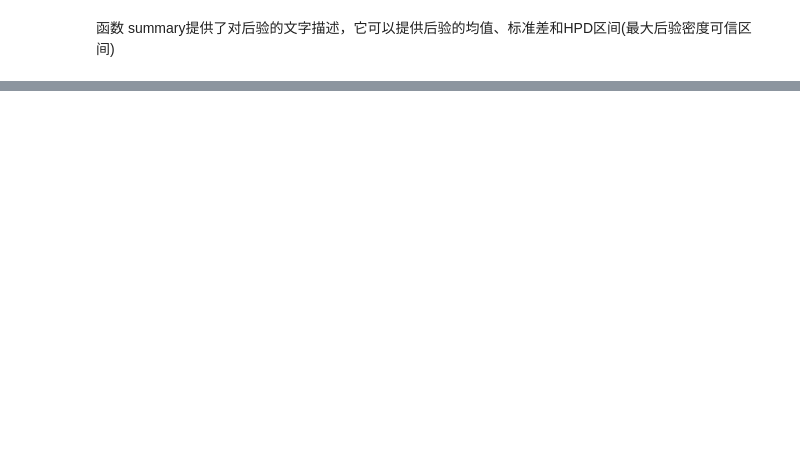
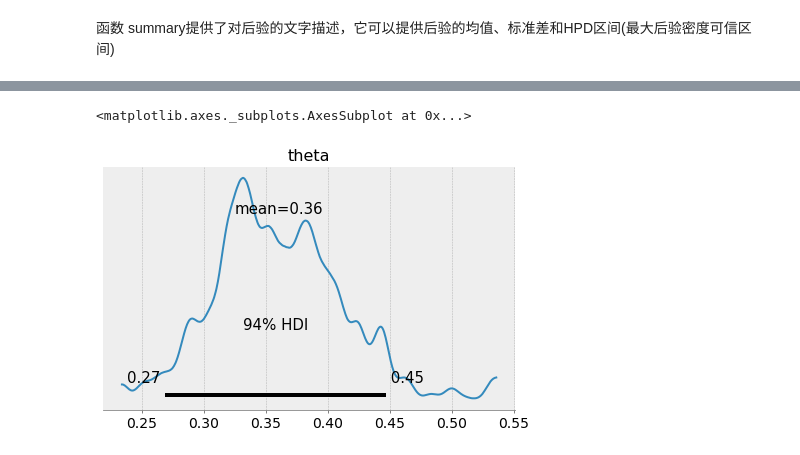
Before and after one commit to ben1234560/AiLearning-Theory-Applying, a Jupyter notebook: notebook_必备数学基础/贝叶斯分析/贝叶斯建模.ipynb, the cells around one changed output, grey strips where cells are left out. Cells and saved outputs as stored; diff of their text form; code cells hidden in the pictures; blank space fills up the shorter version.

```diff
--- a/notebook_必备数学基础/贝叶斯分析/贝叶斯建模.ipynb
+++ b/notebook_必备数学基础/贝叶斯分析/贝叶斯建模.ipynb
@@ -252,0 +311,5 @@ pm.summary(chain)
+# %%
+pm.plot_posterior(chain)
+# %% [output]
+<matplotlib.axes._subplots.AxesSubplot at 0x...>
+[figure, added]
```
Also changed, not shown: parts of 21 cells of this notebook.
